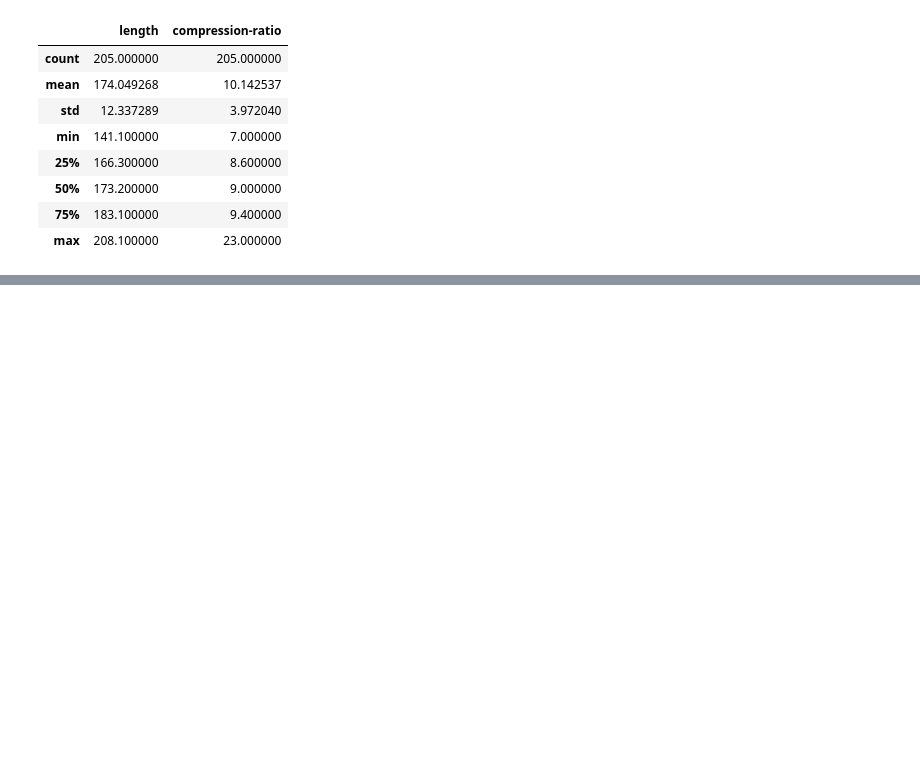
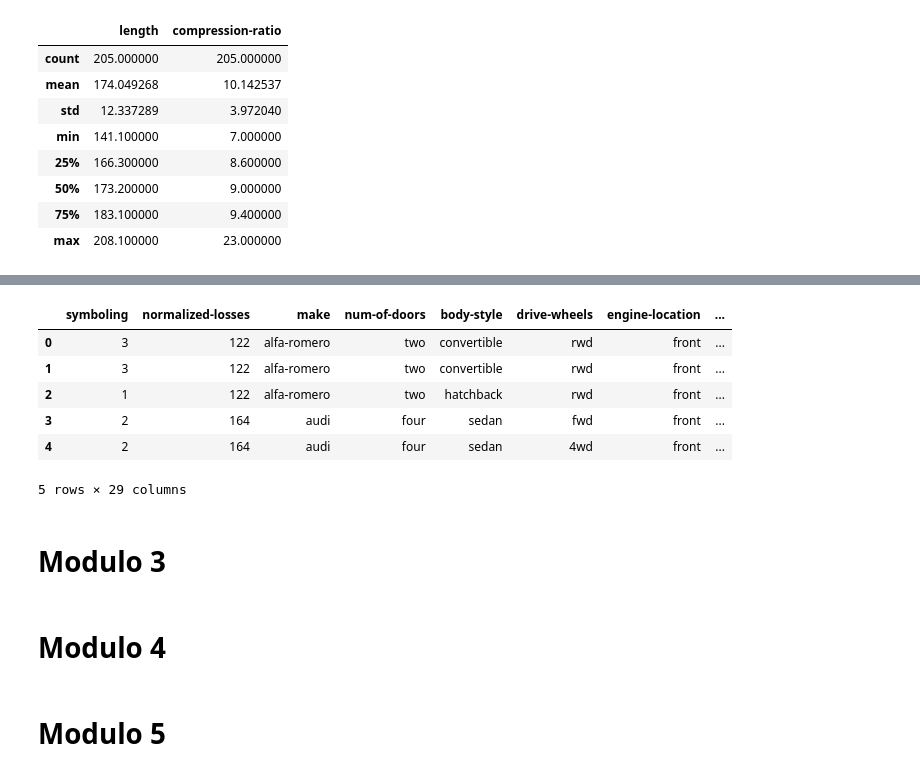
Before and after one commit to PosgradoMNA/actividades-de-aprendizaje-A01793108, a Jupyter notebook: IBM_DataAnalysisPython_A01793108.ipynb, the cells around one changed output, grey strips where cells are left out. Saved outputs shown, nothing was run; the diff lists cells and outputs as text; code cells hidden in the pictures; blank space fills up the shorter version.

```diff
--- a/IBM_DataAnalysisPython_A01793108.ipynb
+++ b/IBM_DataAnalysisPython_A01793108.ipynb
@@ -212,0 +522,3 @@ df[['length', 'compression-ratio']].describe()
+# %%
+dummy_variables.rename(columns = {"diesel":"diesel-typeFuel", "gas":"gas-typeFuel"}, inplace = True)
+dummy_variables.head()
@@ -212,0 +532,3 @@ df[['length', 'compression-ratio']].describe()
+# %%
+df = pd.concat([df, dummy_variables], axis = 1)
+df.drop("fuel-type", axis = 1, inplace = True)
@@ -212,0 +537,4 @@ df[['length', 'compression-ratio']].describe()
+# %%
+### question # 1
+df["stroke"].replace(np.nan, mean, inplace = True)
+df["stroke"]
@@ -212,0 +558,6 @@ df[['length', 'compression-ratio']].describe()
+# %%
+### question # 2
+df["highway-mpg"] = 235/df["highway-mpg"]
+
+# rename column name from "highway-mpg" to "highway-L/100km"
+df.rename(columns={'highway-mpg':'highway-L/100km'}, inplace=True)
@@ -212,0 +581,22 @@ df[['length', 'compression-ratio']].describe()
+# %%
+### question # 4
+dummy_aspiration = pd.get_dummies(df['aspiration'])
+dummy_aspiration.rename(columns = {"std":"std-aspiration", "turbo":"turbo-aspiration"}, inplace = True)
+### question # 5
+df = pd.concat([df, dummy_aspiration], axis = 1)
+df.drop("aspiration", axis = 1, inplace = True)
+df.head()
+# %% [output]
+|  | symboling | normalized-losses | make | num-of-doors | body-style | drive-wheels | engine-location | ... |
+| 0 | 3 | 122 | alfa-romero | two | convertible | rwd | front | ... |
+| 1 | 3 | 122 | alfa-romero | two | convertible | rwd | front | ... |
+| 2 | 1 | 122 | alfa-romero | two | hatchback | rwd | front | ... |
+| 3 | 2 | 164 | audi | four | sedan | fwd | front | ... |
+| 4 | 2 | 164 | audi | four | sedan | 4wd | front | ... |
+5 rows × 29 columns
+# %% [markdown]
+# Modulo 3
+# %% [markdown]
+# Modulo 4
+# %% [markdown]
+# Modulo 5
```
Also changed, not shown: parts of 35 cells of this notebook.
